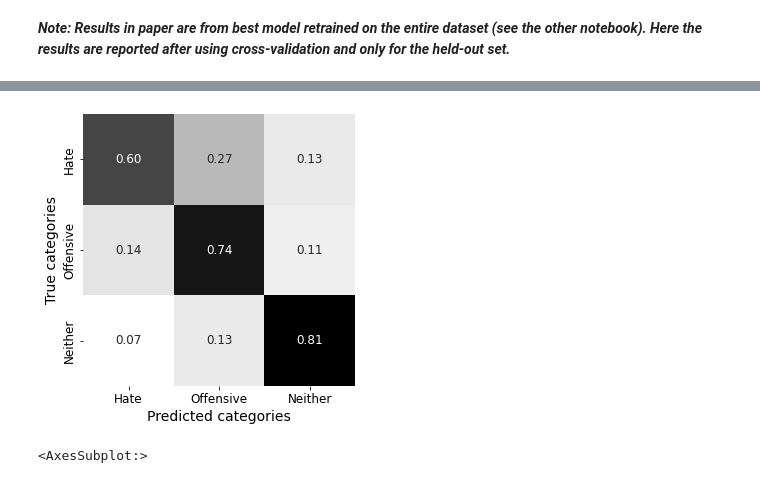
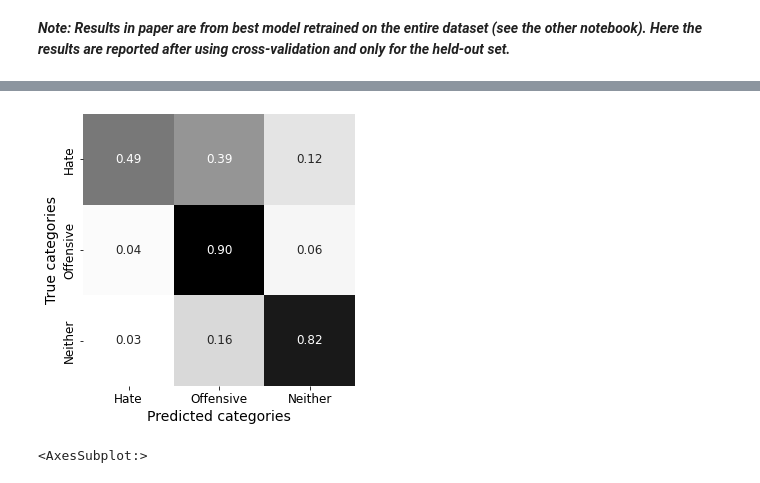
Before and after one commit to Mathew-Westfields/H8-Detect, a Jupyter notebook: src/davidson_baseline.ipynb, the cells around one changed output, grey strips where cells are left out. Cells and saved outputs as stored; diff of their text form; code cells hidden in the pictures.

```diff
--- a/src/davidson_baseline.ipynb
+++ b/src/davidson_baseline.ipynb
@@ -290,10 +290,11 @@ X_test = X.iloc[last_train_index:]
 y_test = y.iloc[last_train_index:]
 # %%
 select = SelectFromModel(LogisticRegression(class_weight='balanced',penalty="l1",C=0.01,solver="liblinear"))
-select.fit(X_train,y_train)
+select.fit(X,y)
 
 X_train_ = select.transform(X_train)
 X_test_ = select.transform(X_test)
+X_ = select.transform(X)
 # %%
-#model = LinearSVC(class_weight='balanced',C=0.01, penalty='l2', loss='squared_hinge',multi_class='ovr').fit(X_, y)
-model = LogisticRegression(class_weight='balanced',penalty='l2',C=0.01).fit(X_train_,y_train)
+model = LinearSVC(class_weight='balanced',C=0.01, penalty='l2', loss='squared_hinge',multi_class='ovr').fit(X_, y)
+#model = LogisticRegression(class_weight='balanced',penalty='l2',C=0.01).fit(X_,y)
@@ -311,3 +301,5 @@ y_preds = model.predict(X_test_)
+# %%
+y_preds = model.predict(X_)
 # %% [markdown]
 ## Evaluating the results
 # %%
@@ -415,21 +416,21 @@ weighted avg       0.84      0.75      0.78      2480
 # %%
 from sklearn.metrics import confusion_matrix
-confusion_matrix = confusion_matrix(y_test,y_preds)
+confusion_matrix = confusion_matrix(y,y_preds)
 matrix_proportions = np.zeros((3,3))
 for i in range(0,3):
     matrix_proportions[i,:] = confusion_matrix[i,:]/float(confusion_matrix[i,:].sum())
 names=['Hate','Offensive','Neither']
 confusion_df = pd.DataFrame(matrix_proportions, index=names,columns=names)
 plt.figure(figsize=(5,5))
 seaborn.heatmap(confusion_df,annot=True,annot_kws={"size": 12},cmap='gist_gray_r',cbar=False, square=True,fmt='.2f')
 plt.ylabel(r'True categories',fontsize=14)
 plt.xlabel(r'Predicted categories',fontsize=14)
 plt.tick_params(labelsize=12)
 
 #Uncomment line below if you want to save the output
-#plt.savefig('../report/feat_confusion.jpg')
+plt.savefig('../report/tables-figures/feat_confusion.jpg')
 # %% [output]
-[figure, old version]
+[figure, new version]
 # %%
 #True distribution
 y.hist()
```
Also changed, not shown: parts of 6 cells of this notebook, 1 other file.
